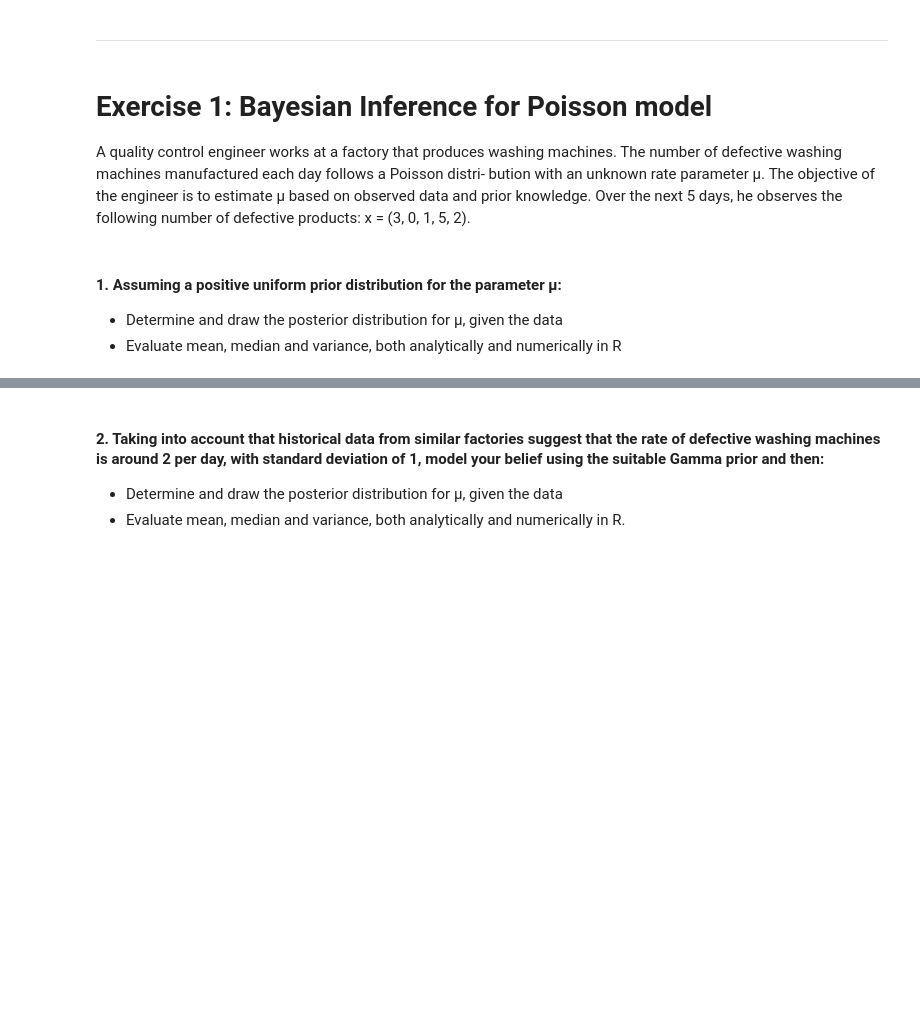
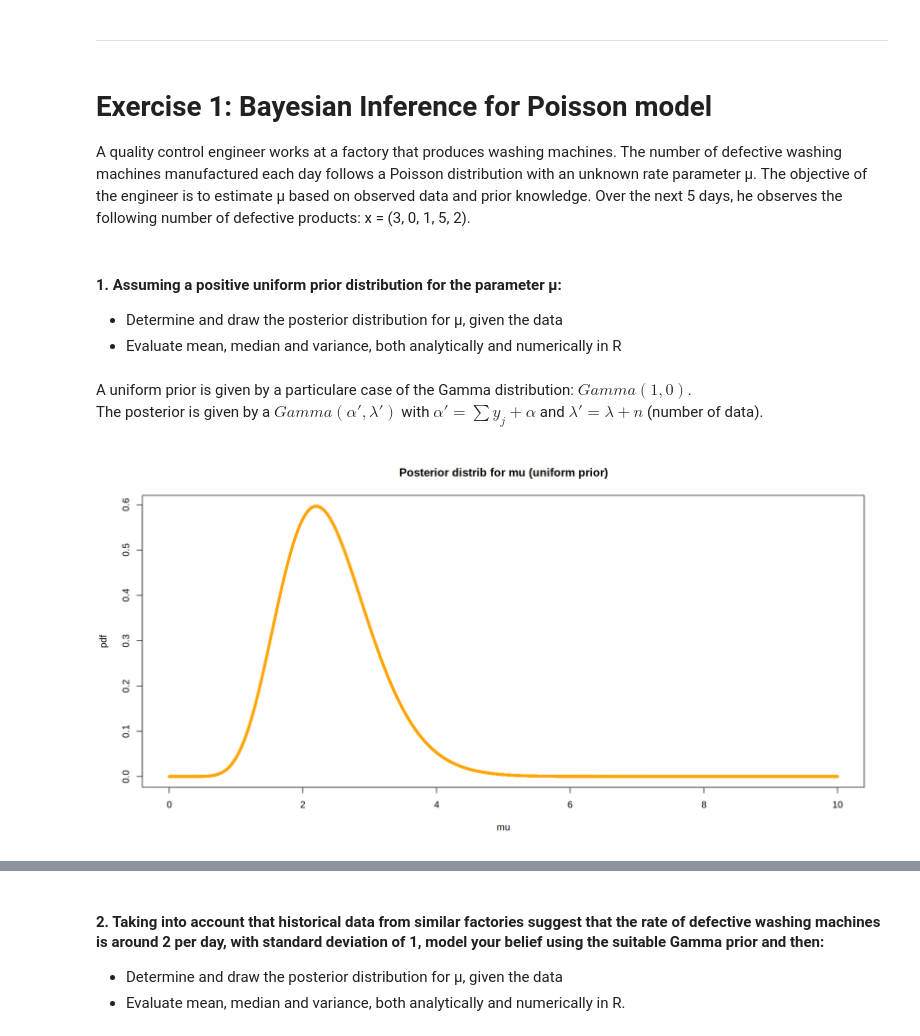
Before and after one commit to seccobenedetto/ex_Advanced_Statistics, a Jupyter notebook: lab_3/lab_3_test.ipynb, the cells around one changed output, grey strips where cells are left out. Drawn from its saved outputs; the diff is of its cells as text; code cells hidden in the pictures; blank space fills up the shorter version.

```diff
--- a/lab_3/lab_3_test.ipynb
+++ b/lab_3/lab_3_test.ipynb
@@ -4,12 +4,35 @@
 ---
 # %% [markdown]
 # Exercise 1: Bayesian Inference for Poisson model
-A quality control engineer works at a factory that produces washing machines. The
-number of defective washing machines manufactured each day follows a Poisson distri-
-bution with an unknown rate parameter μ. The objective of the engineer is to estimate
-μ based on observed data and prior knowledge. Over the next 5 days, he observes the
-following number of defective products: x = (3, 0, 1, 5, 2).
+A quality control engineer works at a factory that produces washing machines. The number of defective washing machines manufactured each day follows a Poisson distribution with an unknown rate parameter μ. The objective of the engineer is to estimate
+μ based on observed data and prior knowledge. Over the next 5 days, he observes the following number of defective products: x = (3, 0, 1, 5, 2).
 # %% [markdown]
 #### 1. Assuming a positive uniform prior distribution for the parameter μ:
 - Determine and draw the posterior distribution for μ, given the data
 - Evaluate mean, median and variance, both analytically and numerically in R
+# %% [markdown]
+A uniform prior is given by a particulare case of the Gamma distribution: $Gamma(1,0)$.
+The posterior is given by a $Gamma(\alpha', \lambda')$ with $\alpha'= \sum y_j + \alpha$ and $\lambda' = \lambda + n$ (number of data).
+# %%
+# DATA:
+x <- c(3,0,1,5,2)
+n <- length(x)
+
+# PARAMETERS:
+alpha1 <- sum(x) + 1
+lambda1 <- 0 + n
+
+# POSTERIOR:
+x_ax <- seq( 0, 10, 0.001 )
+mu_post = dgamma(x_ax, alpha1, lambda1)
+mu_prior = dgamma(x_ax, 1, 0)
+
+# PLOT:
+options(repr.plot.width = 14, repr.plot.height = 7)
+plot(x=x_ax, y=mu_post, type='p',col='orange',
+    xlab = "mu",
+    cex = 0.5,
+    ylab = "pdf",
+    main = "Posterior distrib for mu (uniform prior)" )
+# %% [output]
+[figure, added]
```
Also changed, not shown: parts of 14 cells of this notebook, 1 other file.
